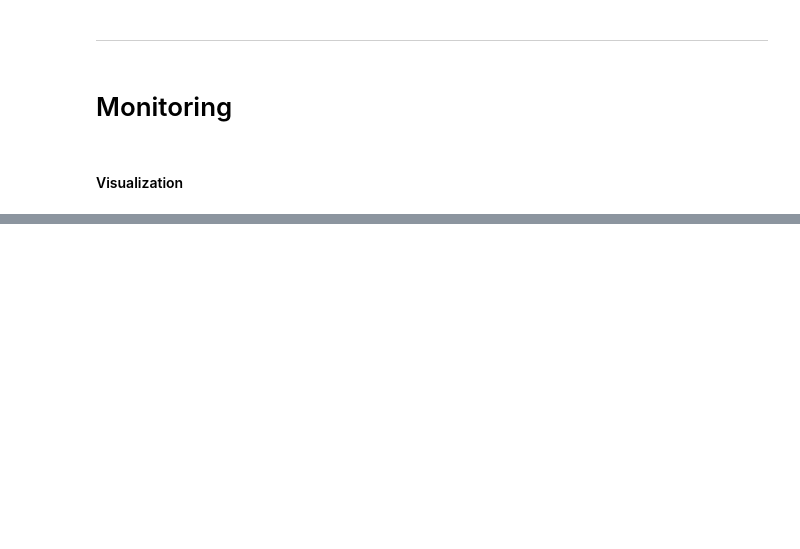
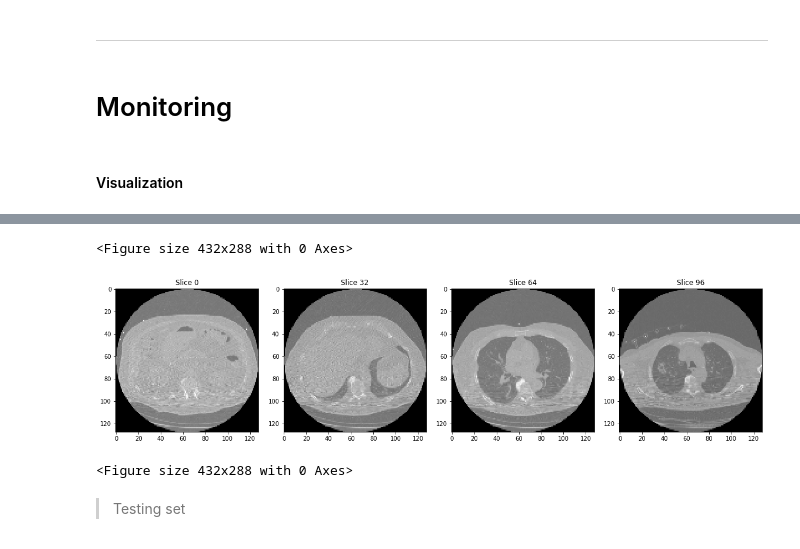
Before and after one commit to shahineb/deep_deformable_registration, a Jupyter notebook: bin/dashboard.ipynb, the cells around one changed output, grey strips where cells are left out. Drawn from its saved outputs; the diff is of its cells as text; code cells hidden in the pictures; blank space fills up the shorter version.

```diff
--- a/bin/dashboard.ipynb
+++ b/bin/dashboard.ipynb
@@ -180,0 +192,8 @@ tgt = next(preproc_gen)[0][np.newaxis, :, :, :, np.newaxis]
+# %%
+handler.display_n_slices(tgt_tr.squeeze(), n=4)
+# %% [output]
+<Figure size 432x288 with 0 Axes>
+[figure, added]
+<Figure size 432x288 with 0 Axes>
+# %% [markdown]
+> Testing set
```
Also changed, not shown: parts of 20 cells of this notebook, 3 other files.
